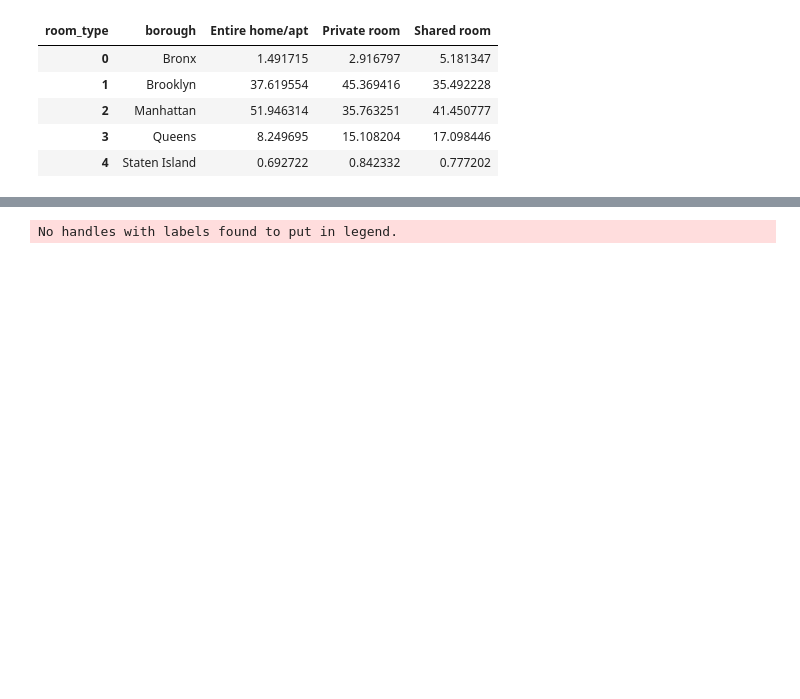
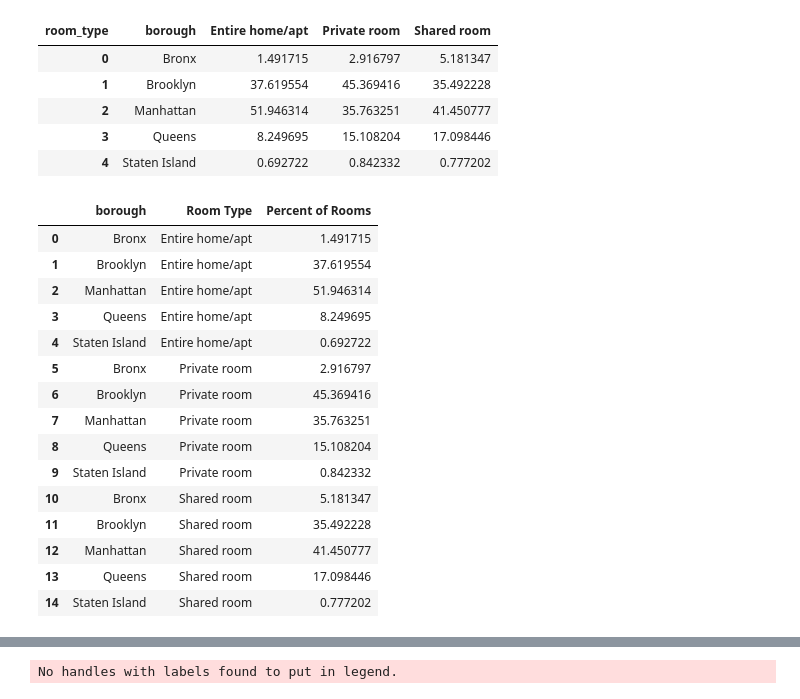
Before and after one commit to alwayscaffeinated/Airbnb-NYC, a Jupyter notebook: NYC_AirBnB.ipynb, the cells around one changed output, grey strips where cells are left out. Saved outputs shown, nothing was run; the diff lists cells and outputs as text; code cells hidden in the pictures; blank space fills up the shorter version.

```diff
--- a/NYC_AirBnB.ipynb
+++ b/NYC_AirBnB.ipynb
@@ -189,6 +189,25 @@ borough_room_percent
 | 4 | Staten Island | 0.692722 | 0.842332 | 0.777202 |
 # %%
 borough_room_percent_long = borough_room_percent.melt(id_vars = ['borough'], value_vars = borough_room_columns, var_name= 'Room Type', value_name = 'Percent of Rooms')
+# %%
+borough_room_percent_long
+# %% [output]
+|  | borough | Room Type | Percent of Rooms |
+| 0 | Bronx | Entire home/apt | 1.491715 |
+| 1 | Brooklyn | Entire home/apt | 37.619554 |
+| 2 | Manhattan | Entire home/apt | 51.946314 |
+| 3 | Queens | Entire home/apt | 8.249695 |
+| 4 | Staten Island | Entire home/apt | 0.692722 |
+| 5 | Bronx | Private room | 2.916797 |
+| 6 | Brooklyn | Private room | 45.369416 |
+| 7 | Manhattan | Private room | 35.763251 |
+| 8 | Queens | Private room | 15.108204 |
+| 9 | Staten Island | Private room | 0.842332 |
+| 10 | Bronx | Shared room | 5.181347 |
+| 11 | Brooklyn | Shared room | 35.492228 |
+| 12 | Manhattan | Shared room | 41.450777 |
+| 13 | Queens | Shared room | 17.098446 |
+| 14 | Staten Island | Shared room | 0.777202 |
 # %%
 
 px.bar(borough_room_percent_long,
```
Also changed, not shown: parts of 12 cells of this notebook.
